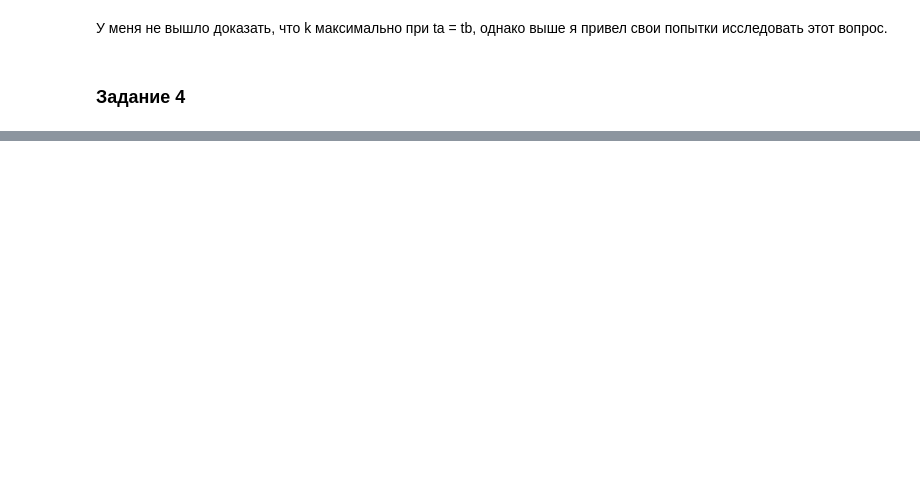
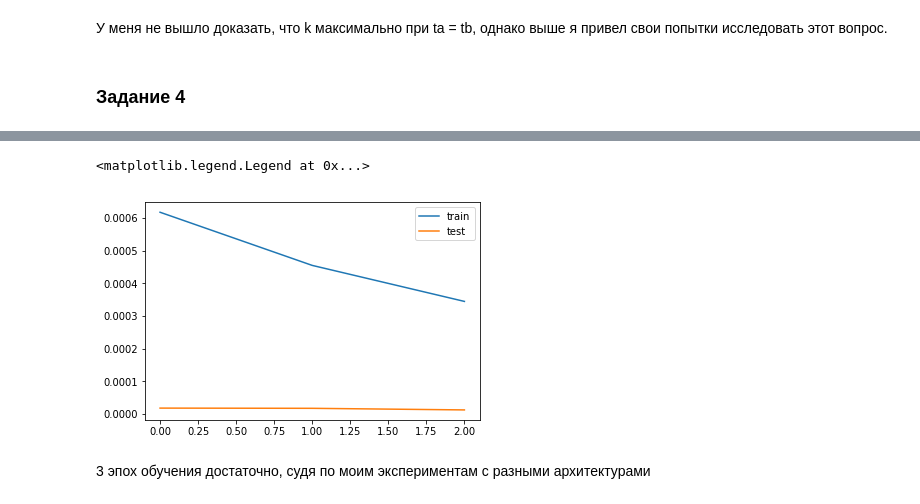
Before and after one commit to le-zenith/gazpromneft, a Jupyter notebook: task.ipynb, the cells around one changed output, grey strips where cells are left out. Cells and saved outputs as stored; diff of their text form; code cells hidden in the pictures; blank space fills up the shorter version.

```diff
--- a/task.ipynb
+++ b/task.ipynb
@@ -570,9 +580,9 @@ scaled_series = pd.DataFrame(scaled, index = S.index, columns = ['s'])
 # %%
-window_size = 50
+window_size = 60
 
 s_copy = scaled_series.copy()
 for i in range(window_size):
-    scaled_series = pd.concat([scaled_series, s_copy.shift(-(i+1))], axis = 1)
+    scaled_series = pd.concat([scaled_series, s_copy.shift(i+1)], axis = 1)
 # %%
 scaled_series.dropna(inplace=True)
 # %%
@@ -637,3 +633,12 @@ Epoch 5/5
+# %%
+plt.plot(history.history['loss'], label='train')
+plt.plot(history.history['val_loss'], label='test')
+plt.legend()
+# %% [output]
+<matplotlib.legend.Legend at 0x...>
+[figure, added]
+# %% [markdown]
+3 эпох обучения достаточно, судя по моим экспериментам с разными архитектурами
 # %%
 yhat = model.predict(testX)
 # %%
```
Also changed, not shown: parts of 53 cells of this notebook.
